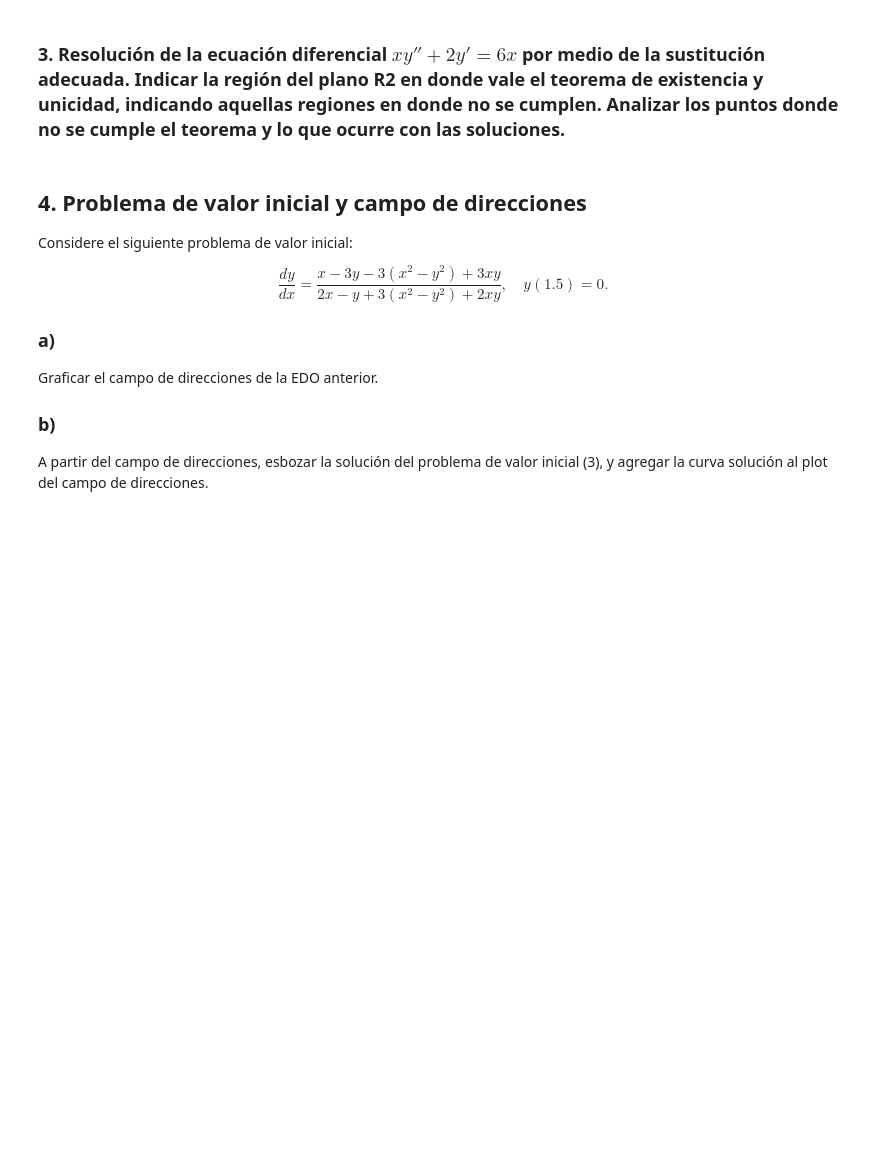
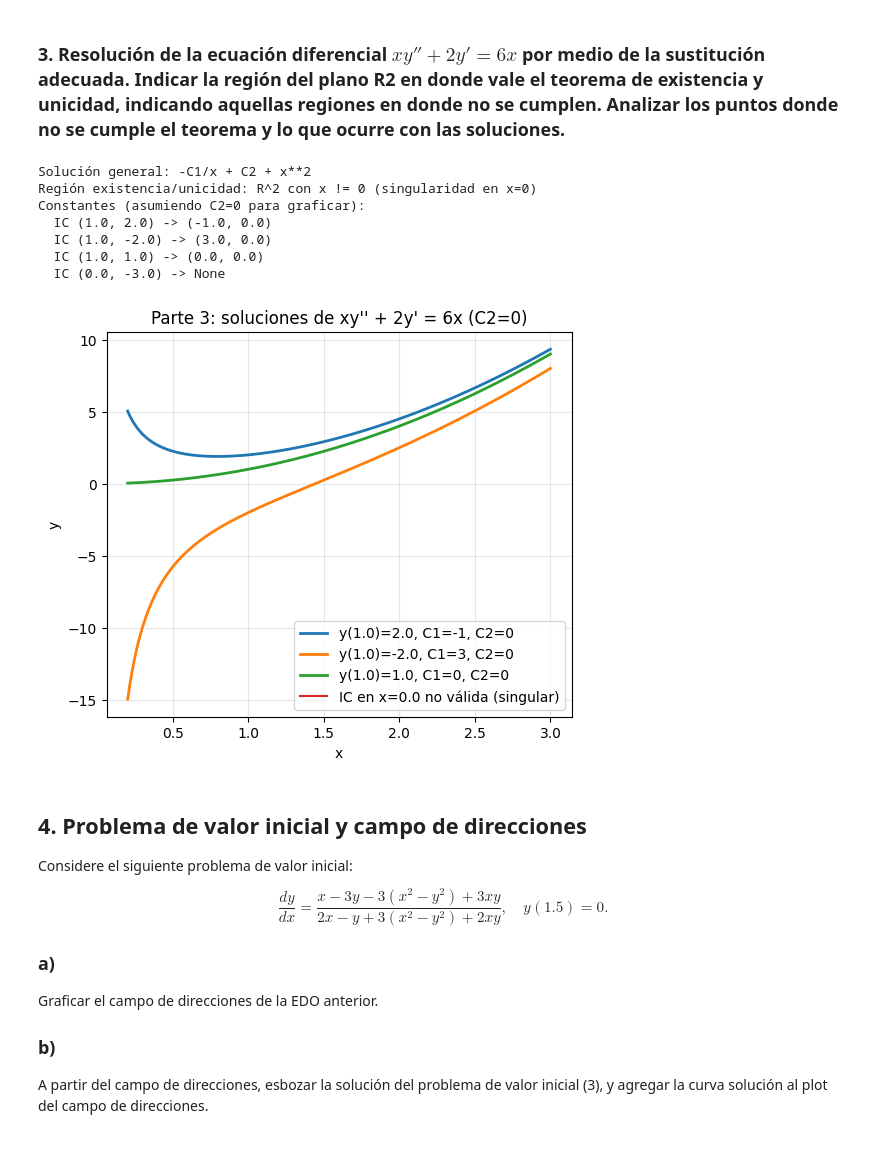
Before and after one commit to tsc221645/Modsim_lab_5, a Jupyter notebook: laboratorio_5.ipynb, the cells around one changed output. Saved outputs shown, nothing was run; the diff lists cells and outputs as text; code cells hidden in the pictures; blank space fills up the shorter version.

Commit message:
feat: graficas ejercicio 2

```diff
--- a/laboratorio_5.ipynb
+++ b/laboratorio_5.ipynb
@@ -113,3 +196,22 @@ R: Las soluciones simbólicas son las siguientes:
+# %%
+y_expr, region, constants = solve_part3_and_ivps()
+print("\nSolución general:", y_expr)
+print("Región existencia/unicidad:", region)
+print("Constantes (asumiendo C2=0 para graficar):")
+for ic, cc in constants.items():
+    print(f"  IC {ic} -> {cc}")
+
+fig3, ax3 = plot_part3_solutions(y_expr, constants, xs=(0.2, 3.0),
+        title="Parte 3: soluciones de xy'' + 2y' = 6x (C2=0)")
+# %% [output]
+Solución general: -C1/x + C2 + x**2
+Región existencia/unicidad: R^2 con x != 0 (singularidad en x=0)
+Constantes (asumiendo C2=0 para graficar):
+  IC (1.0, 2.0) -> (-1.0, 0.0)
+  IC (1.0, -2.0) -> (3.0, 0.0)
+  IC (1.0, 1.0) -> (0.0, 0.0)
+  IC (0.0, -3.0) -> None
+[figure, added]
 # %% [markdown]
 ## 4. Problema de valor inicial y campo de direcciones
 
```
Also changed, not shown: parts of 3 cells of this notebook.
